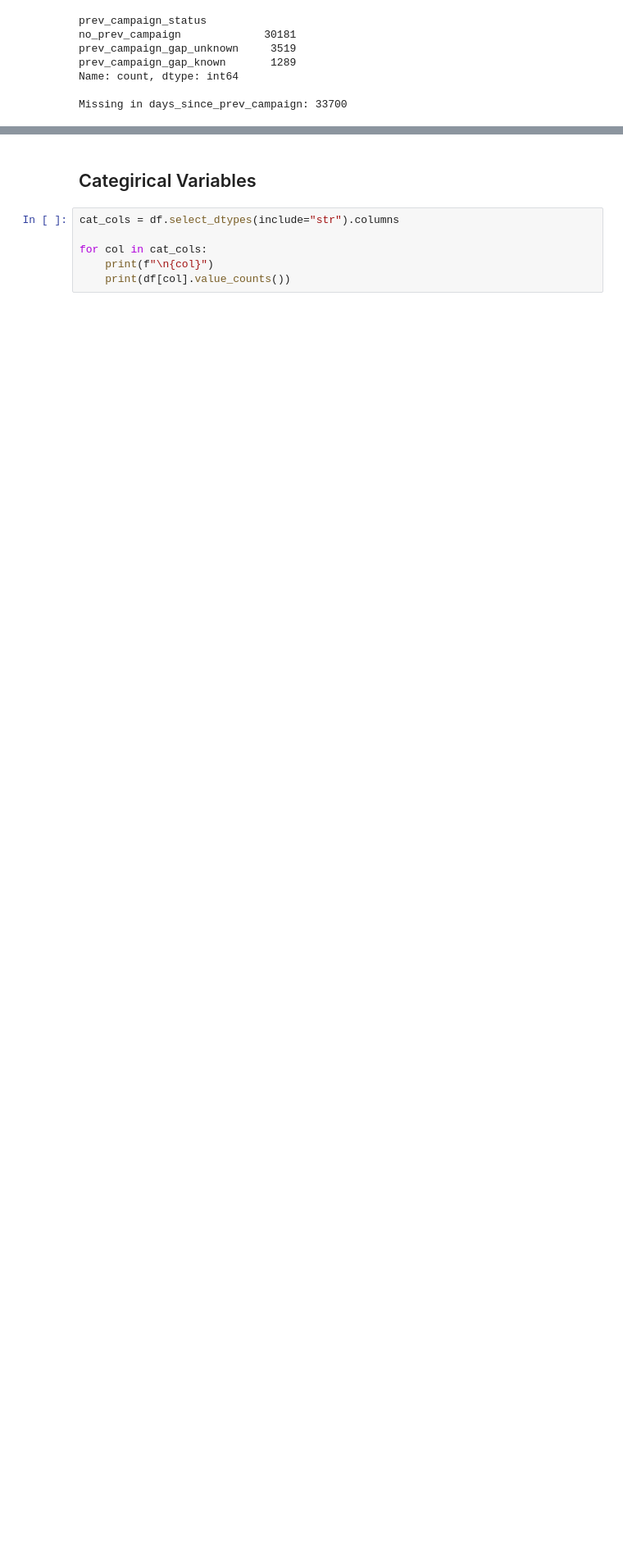
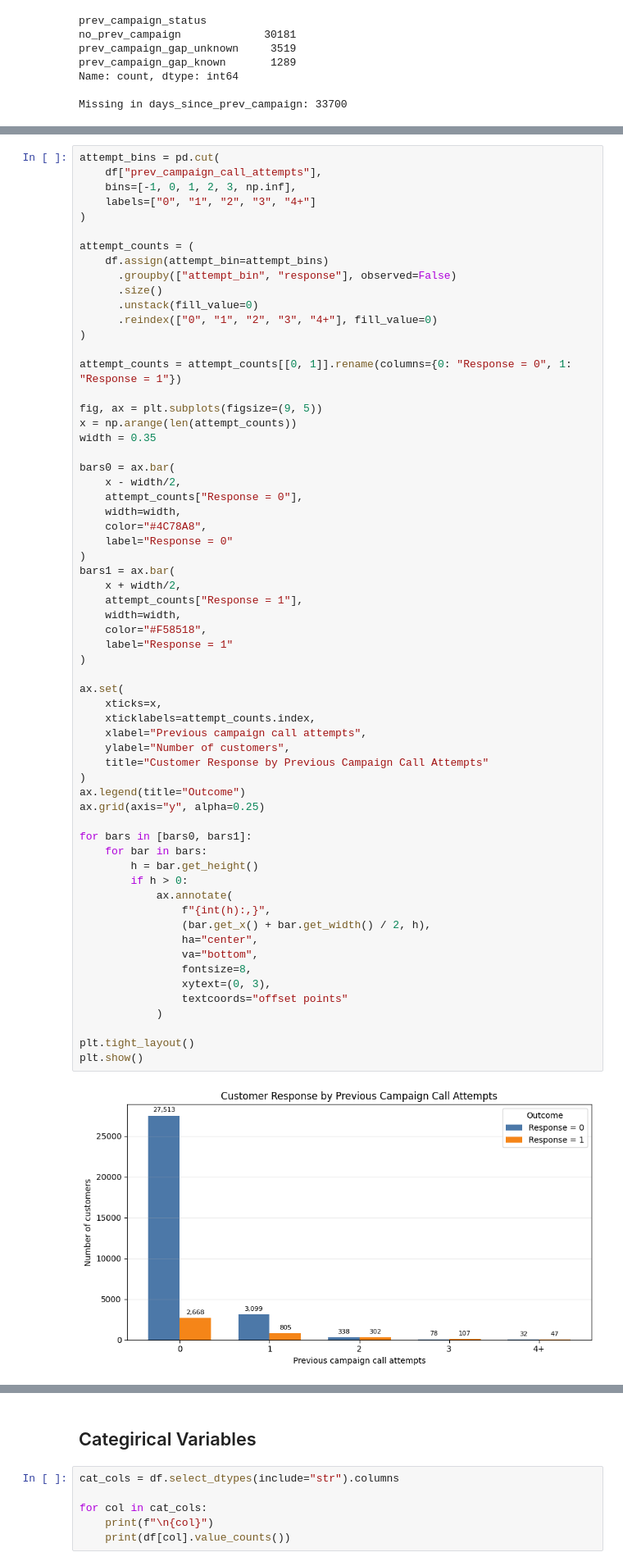
Before and after one commit to baldeoJV/GoTyme_caseStudy, a Jupyter notebook: case.ipynb, the cells around one changed output, grey strips where cells are left out. Shown at 82% size. Cells and saved outputs as stored; diff of their text form; blank space fills up the shorter version.

```diff
--- a/case.ipynb
+++ b/case.ipynb
@@ -444,0 +508,64 @@ Customers younger than 18: 4
+# %%
+attempt_bins = pd.cut(
+	df["prev_campaign_call_attempts"],
+	bins=[-1, 0, 1, 2, 3, np.inf],
+	labels=["0", "1", "2", "3", "4+"]
+)
+
+attempt_counts = (
+	df.assign(attempt_bin=attempt_bins)
+	  .groupby(["attempt_bin", "response"], observed=False)
+	  .size()
+	  .unstack(fill_value=0)
+	  .reindex(["0", "1", "2", "3", "4+"], fill_value=0)
+)
+
+attempt_counts = attempt_counts[[0, 1]].rename(columns={0: "Response = 0", 1: "Response = 1"})
+
+fig, ax = plt.subplots(figsize=(9, 5))
+x = np.arange(len(attempt_counts))
+width = 0.35
+
+bars0 = ax.bar(
+	x - width/2,
+	attempt_counts["Response = 0"],
+	width=width,
+	color="#4C78A8",
+	label="Response = 0"
+)
+bars1 = ax.bar(
+	x + width/2,
+	attempt_counts["Response = 1"],
+	width=width,
+	color="#F58518",
+	label="Response = 1"
+)
+
+ax.set(
+	xticks=x,
+	xticklabels=attempt_counts.index,
+	xlabel="Previous campaign call attempts",
+	ylabel="Number of customers",
+	title="Customer Response by Previous Campaign Call Attempts"
+)
+ax.legend(title="Outcome")
+ax.grid(axis="y", alpha=0.25)
+
+for bars in [bars0, bars1]:
+	for bar in bars:
+		h = bar.get_height()
+		if h > 0:
+			ax.annotate(
+				f"{int(h):,}",
+				(bar.get_x() + bar.get_width() / 2, h),
+				ha="center",
+				va="bottom",
+				fontsize=8,
+				xytext=(0, 3),
+				textcoords="offset points"
+			)
+
+plt.tight_layout()
+plt.show()
+# %% [output]
+[figure, added]
```
Also changed, not shown: parts of 14 cells of this notebook, 3 other files.
